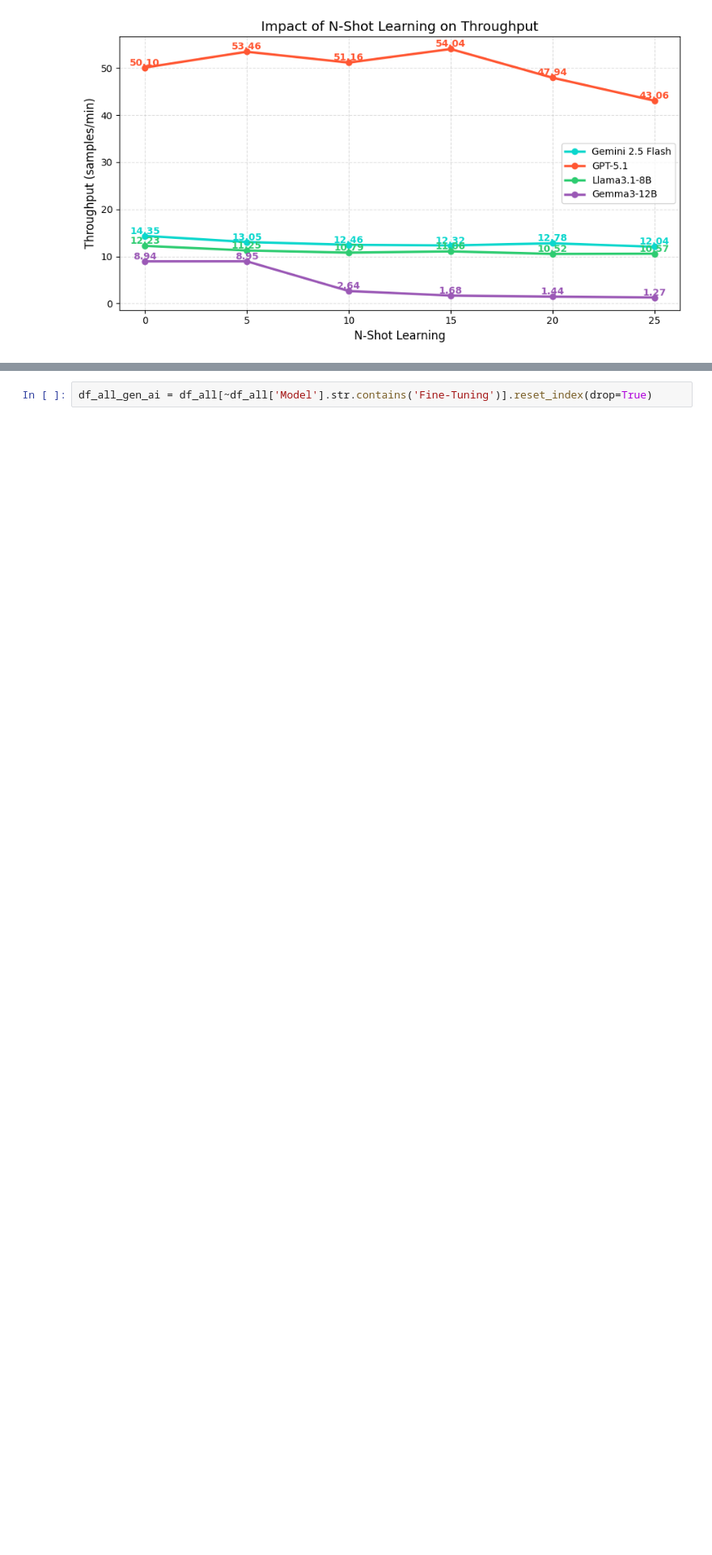
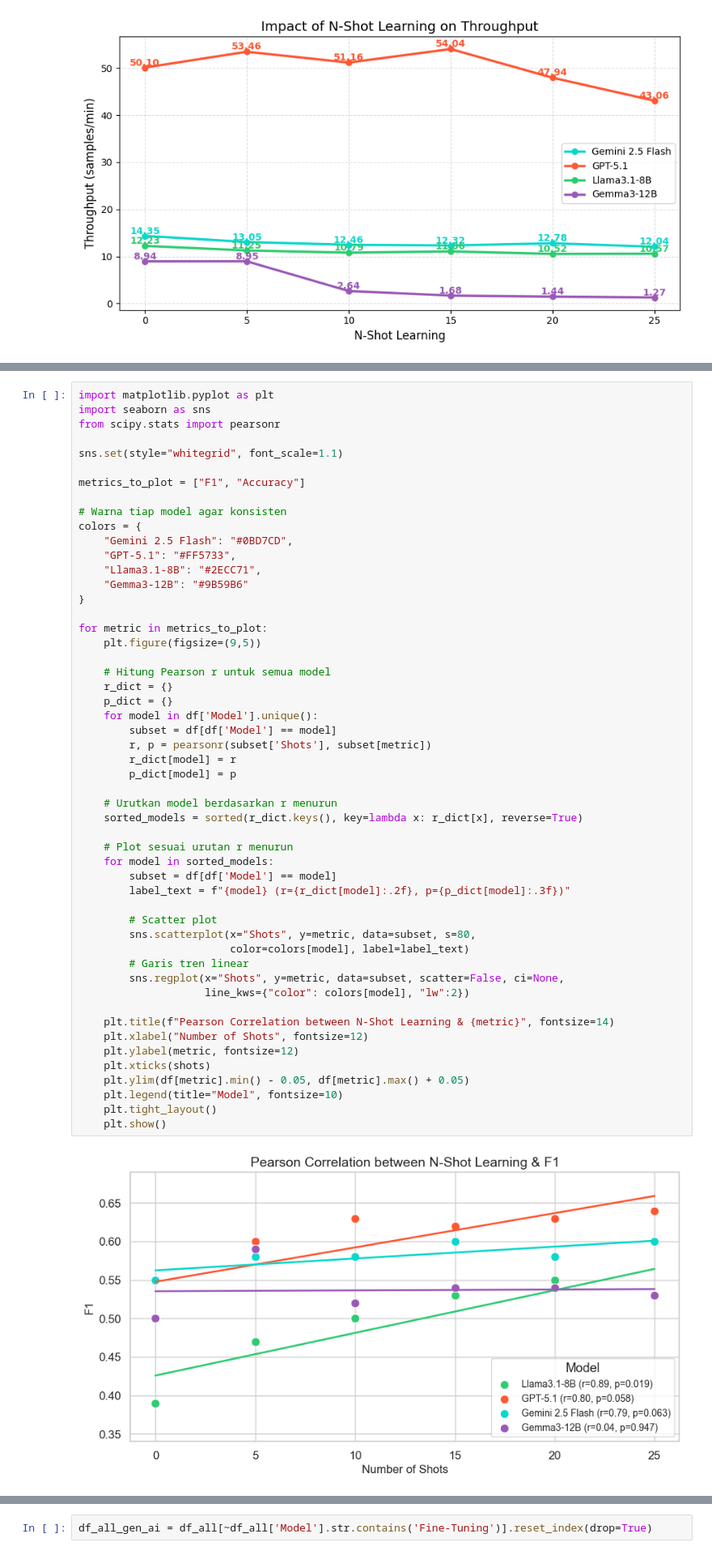
Before and after one commit to RasyadBima15/Multiclass-Emotion-Classification-on-Indonesian-Product-Reviews, a Jupyter notebook: Result/General/code.ipynb, the cells around one changed output, grey strips where cells are left out. Shown at 81% size. Cells and saved outputs as stored; diff of their text form; blank space fills up the shorter version.

Commit message:
add pearson correlation

```diff
--- a/Result/General/code.ipynb
+++ b/Result/General/code.ipynb
@@ -298,0 +348,54 @@ for m in metrics:
+# %%
+import matplotlib.pyplot as plt
+import seaborn as sns
+from scipy.stats import pearsonr
+
+sns.set(style="whitegrid", font_scale=1.1)
+
+metrics_to_plot = ["F1", "Accuracy"]
+
+# Warna tiap model agar konsisten
+colors = {
+    "Gemini 2.5 Flash": "#0BD7CD",
+    "GPT-5.1": "#FF5733",
+    "Llama3.1-8B": "#2ECC71",
+    "Gemma3-12B": "#9B59B6"
+}
+
+for metric in metrics_to_plot:
+    plt.figure(figsize=(9,5))
+
+    # Hitung Pearson r untuk semua model
+    r_dict = {}
+    p_dict = {}
+    for model in df['Model'].unique():
+        subset = df[df['Model'] == model]
+        r, p = pearsonr(subset['Shots'], subset[metric])
+        r_dict[model] = r
+        p_dict[model] = p
+
+    # Urutkan model berdasarkan r menurun
+    sorted_models = sorted(r_dict.keys(), key=lambda x: r_dict[x], reverse=True)
+
+    # Plot sesuai urutan r menurun
+    for model in sorted_models:
+        subset = df[df['Model'] == model]
+        label_text = f"{model} (r={r_dict[model]:.2f}, p={p_dict[model]:.3f})"
+
+        # Scatter plot
+        sns.scatterplot(x="Shots", y=metric, data=subset, s=80,
+                        color=colors[model], label=label_text)
+        # Garis tren linear
+        sns.regplot(x="Shots", y=metric, data=subset, scatter=False, ci=None,
+                    line_kws={"color": colors[model], "lw":2})
+
+    plt.title(f"Pearson Correlation between N-Shot Learning & {metric}", fontsize=14)
+    plt.xlabel("Number of Shots", fontsize=12)
+    plt.ylabel(metric, fontsize=12)
+    plt.xticks(shots)
+    plt.ylim(df[metric].min() - 0.05, df[metric].max() + 0.05)
+    plt.legend(title="Model", fontsize=10)
+    plt.tight_layout()
+    plt.show()
+# %% [output]
+[figure, added]
```
Also changed, not shown: parts of 2 cells of this notebook.
